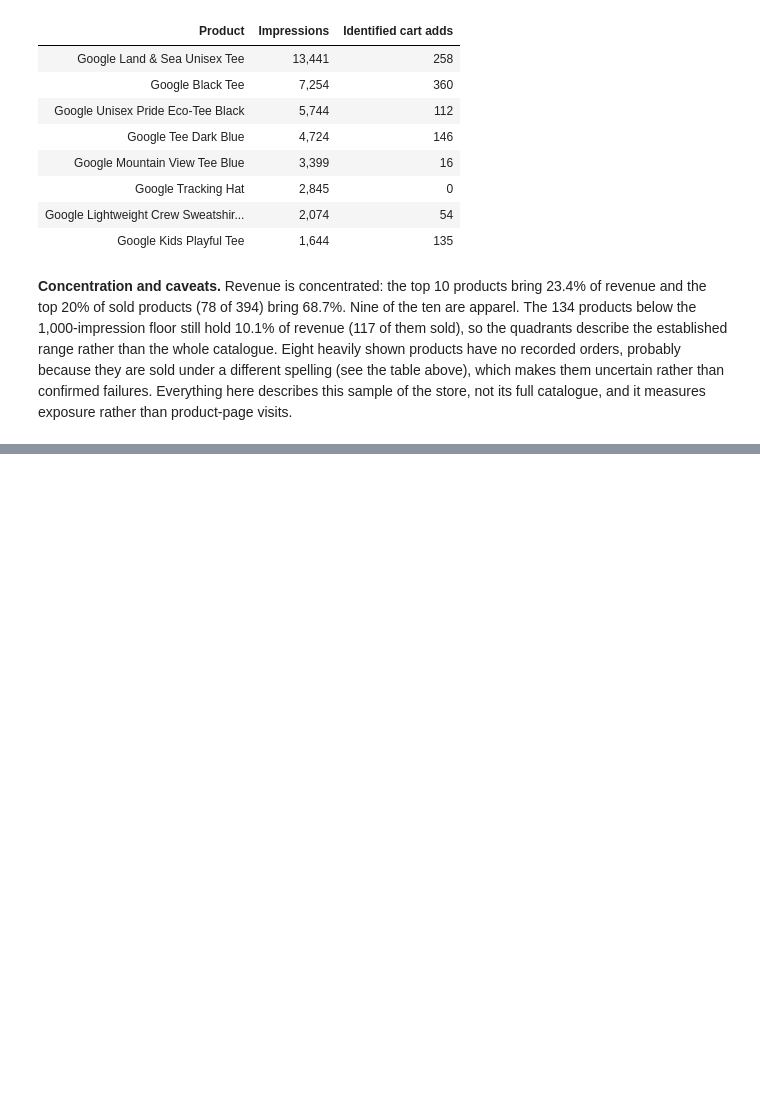
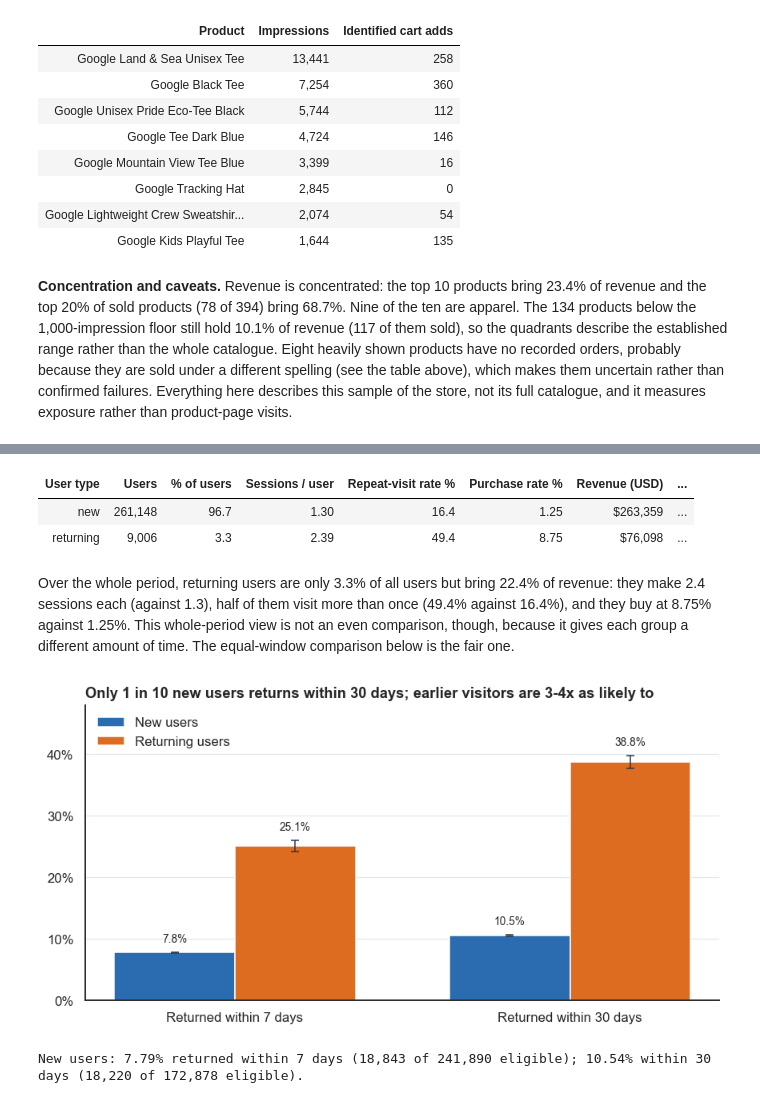
Before and after one commit to OmkarJayvantJadhav/Shop-Trail, a Jupyter notebook: notebooks/ShopTrail_Analysis.ipynb, the cells around one changed output, grey strips where cells are left out. Drawn from its saved outputs; the diff is of its cells as text; code cells hidden in the pictures; blank space fills up the shorter version.

Commit message:
Add customer retention analysis

```diff
--- a/notebooks/ShopTrail_Analysis.ipynb
+++ b/notebooks/ShopTrail_Analysis.ipynb
@@ -723,0 +732,41 @@ unmatched.style.format({"Impressions": "{:,.0f}", "Identified cart adds": "{:,.0
+# %%
+nvr = load("08_new_vs_returning.csv").set_index("user_type").loc[["new", "returning"]]
+show = nvr[["users", "pct_of_users", "sessions_per_user", "repeat_visit_rate_pct", "purchase_rate_pct", "revenue_usd", "pct_of_revenue", "revenue_per_user", "aov"]].reset_index()
+show.columns = ["User type", "Users", "% of users", "Sessions / user", "Repeat-visit rate %", "Purchase rate %", "Revenue (USD)", "% of revenue", "Revenue / user", "AOV"]
+show.style.format({"Users": "{:,.0f}", "% of users": "{:.1f}", "Sessions / user": "{:.2f}", "Repeat-visit rate %": "{:.1f}", "Purchase rate %": "{:.2f}", "Revenue (USD)": "${:,.0f}", "% of revenue": "{:.1f}", "Revenue / user": "${:.2f}", "AOV": "${:.2f}"}).hide(axis="index")
+# %% [output]
+| User type | Users | % of users | Sessions / user | Repeat-visit rate % | Purchase rate % | Revenue (USD) | ... |
+| new | 261,148 | 96.7 | 1.30 | 16.4 | 1.25 | $263,359 | ... |
+| returning | 9,006 | 3.3 | 2.39 | 49.4 | 8.75 | $76,098 | ... |
+# %% [markdown]
+Over the whole period, returning users are only 3.3% of all users but bring 22.4% of revenue: they make 2.4 sessions each (against 1.3), half of them visit more than once (49.4% against 16.4%), and they buy at 8.75% against 1.25%. This whole-period view is not an even comparison, though, because it gives each group a different amount of time. The equal-window comparison below is the fair one.
+# %%
+ret = load("08_retention_summary.csv")
+ret["lo"], ret["hi"] = zip(*[wilson(r, n) for r, n in zip(ret.returned, ret.eligible_users)])
+ret["rate"] = ret.returned / ret.eligible_users * 100
+ret["err_lo"] = ret.rate - ret.lo * 100
+ret["err_hi"] = ret.hi * 100 - ret.rate
+
+fig, ax = plt.subplots(figsize=(8, 4.2))
+x = np.arange(2)
+width = 0.36
+for i, (utype, color) in enumerate([("new", BLUE), ("returning", ORANGE)]):
+    d = ret[ret.user_type == utype].sort_values("window_days")
+    bars = ax.bar(x + (i - 0.5) * width, d.rate, width, yerr=[d.err_lo, d.err_hi], color=color, label=f"{utype.capitalize()} users", error_kw={"ecolor": "#2d3748", "capsize": 3, "lw": 1})
+    ax.bar_label(bars, labels=[f"{v:.1f}%" for v in d.rate], padding=6, fontsize=9)
+ax.set_xticks(x)
+ax.set_xticklabels(["Returned within 7 days", "Returned within 30 days"])
+ax.yaxis.set_major_formatter(mtick.PercentFormatter(decimals=0))
+light_grid(ax, "y")
+ax.set_ylim(0, 48)
+ax.legend(frameon=False, loc="upper left")
+ax.set_title("Only 1 in 10 new users returns within 30 days; earlier visitors are 3-4x as likely to")
+plt.tight_layout()
+plt.show()
+
+new7 = ret[(ret.user_type == "new") & (ret.window_days == 7)].iloc[0]
+new30 = ret[(ret.user_type == "new") & (ret.window_days == 30)].iloc[0]
+print(f"New users: {new7.rate:.2f}% returned within 7 days ({int(new7.returned):,} of {int(new7.eligible_users):,} eligible); {new30.rate:.2f}% within 30 days ({int(new30.returned):,} of {int(new30.eligible_users):,} eligible).")
+# %% [output]
+[figure, added]
+New users: 7.79% returned within 7 days (18,843 of 241,890 eligible); 10.54% within 30 days (18,220 of 172,878 eligible).
```
Also changed, not shown: parts of 13 cells of this notebook, 9 other files.
